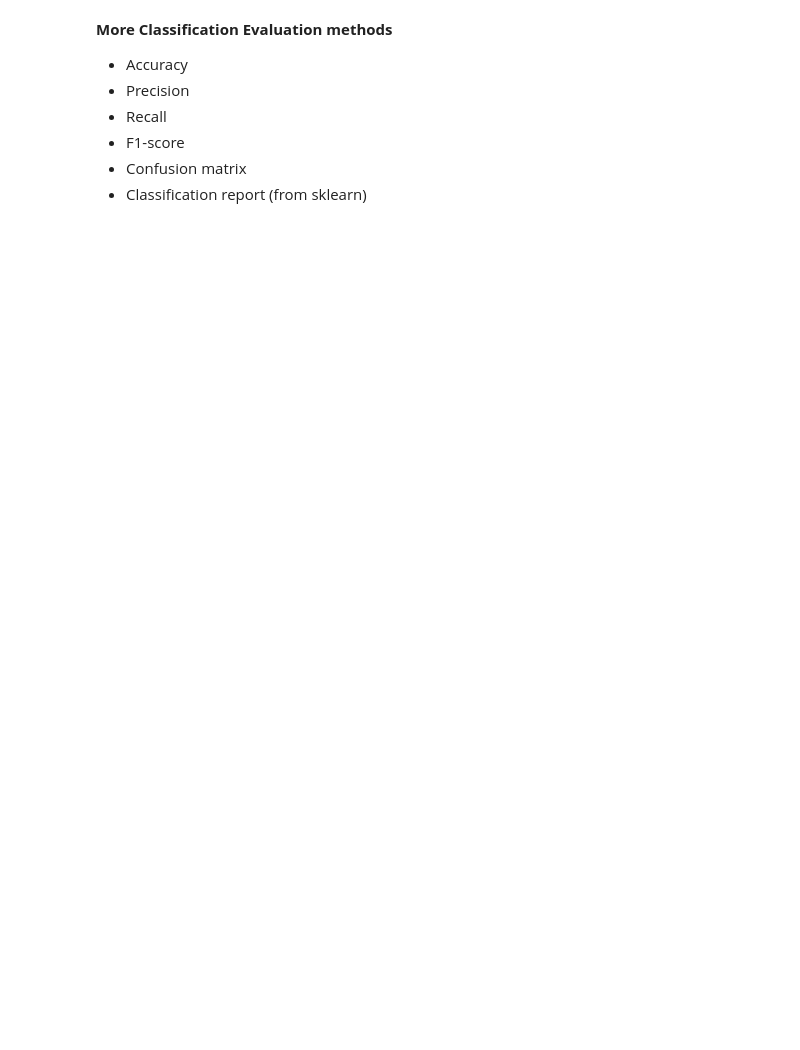
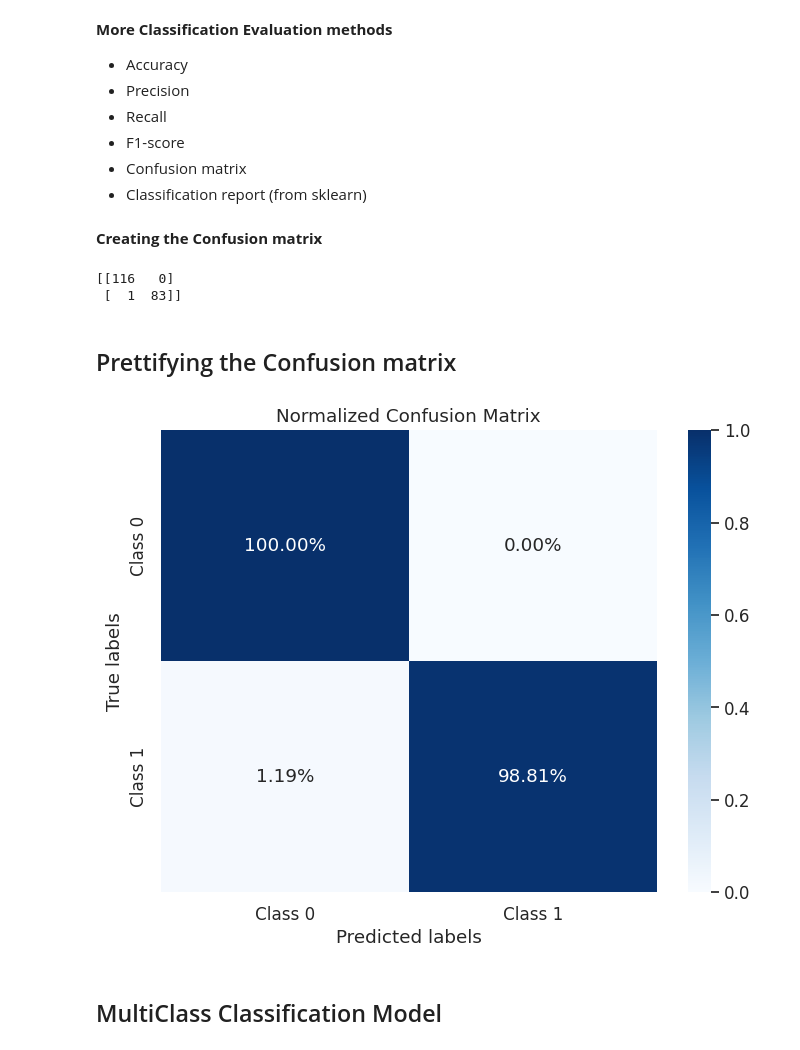
Before and after one commit to Seenuprime/Deep-Learning, a Jupyter notebook: neural_network_Classification.ipynb, the cells around one changed output. Drawn from its saved outputs; the diff is of its cells as text; code cells hidden in the pictures; blank space fills up the shorter version.

```diff
--- a/neural_network_Classification.ipynb
+++ b/neural_network_Classification.ipynb
@@ -367,0 +368,2 @@ model_3.evaluate(X_test, y_test)
+# %%
+model_3_pre = model_3.predict(X_test)
@@ -374,3 +378,40 @@ model_3.evaluate(X_test, y_test)
 * F1-score
 * Confusion matrix
 * Classification report (from sklearn)
+# %% [markdown]
+**Creating the Confusion matrix**
+# %%
+from sklearn.metrics import confusion_matrix
+print(confusion_matrix(y_test, (model_3_pre > 0.5)))
+# %% [output]
+[[116   0]
+ [  1  83]]
+# %% [markdown]
+## Prettifying the Confusion matrix
+# %%
+import numpy as np
+import matplotlib.pyplot as plt
+from sklearn.metrics import confusion_matrix
+import seaborn as sns
+
+# Compute confusion matrix
+cm = confusion_matrix(y_test, (model_3_pre > 0.5))
+
+# Normalize confusion matrix
+cm_normalized = cm.astype('float') / cm.sum(axis=1)[:, np.newaxis]
+
+# Define class labels
+class_names = ['Class 0', 'Class 1']
+
+# Plot confusion matrix as heatmap with percentages
+plt.figure(figsize=(8, 6))
+sns.set(font_scale=1.1)  # Adjust font scale for better readability
+sns.heatmap(cm_normalized, annot=True, fmt='.2%', cmap='Blues', xticklabels=class_names, yticklabels=class_names)
+plt.xlabel('Predicted labels')
+plt.ylabel('True labels')
+plt.title('Normalized Confusion Matrix')
+plt.show()
+# %% [output]
+[figure, added]
+# %% [markdown]
+## MultiClass Classification Model
```
Also changed, not shown: parts of 69 cells of this notebook.
